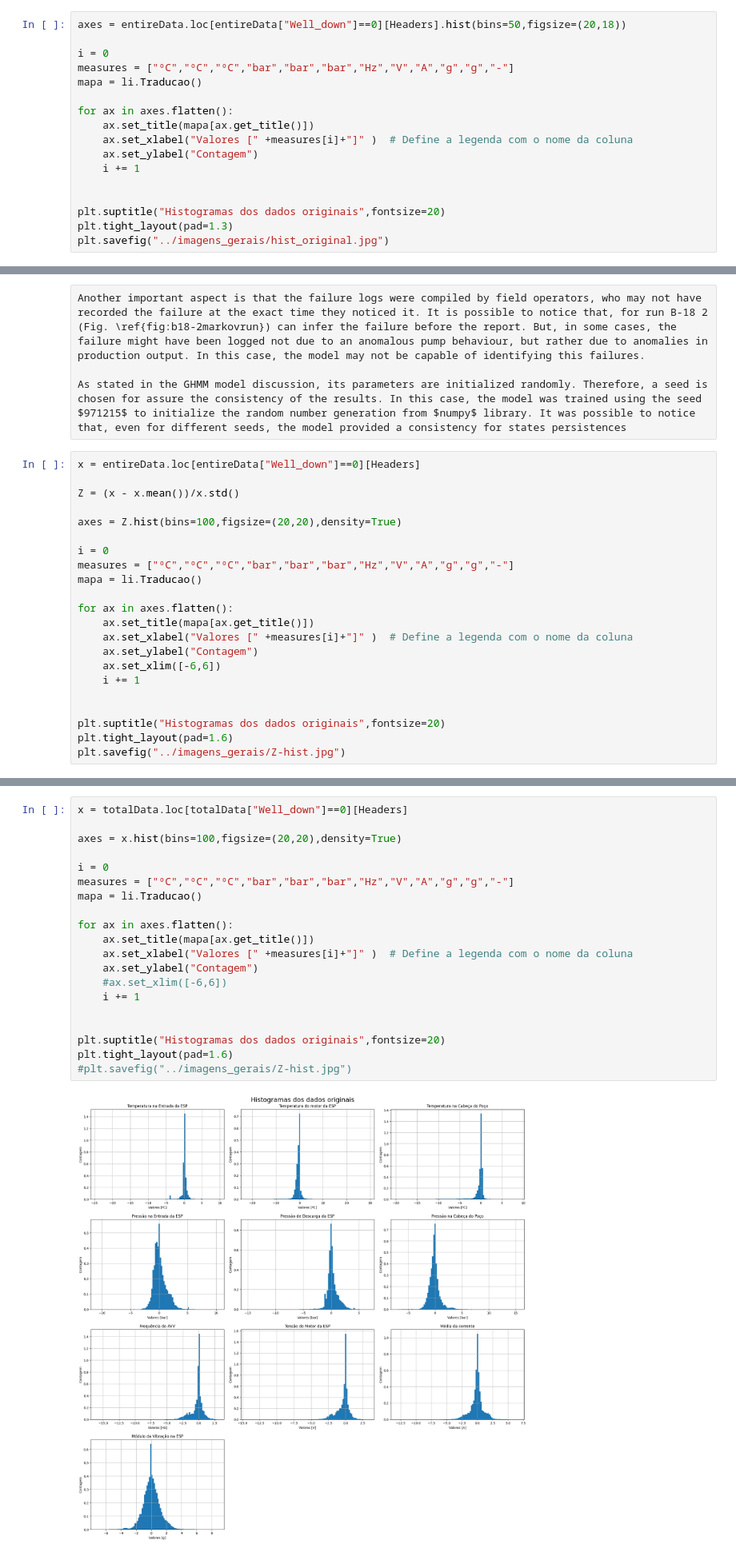
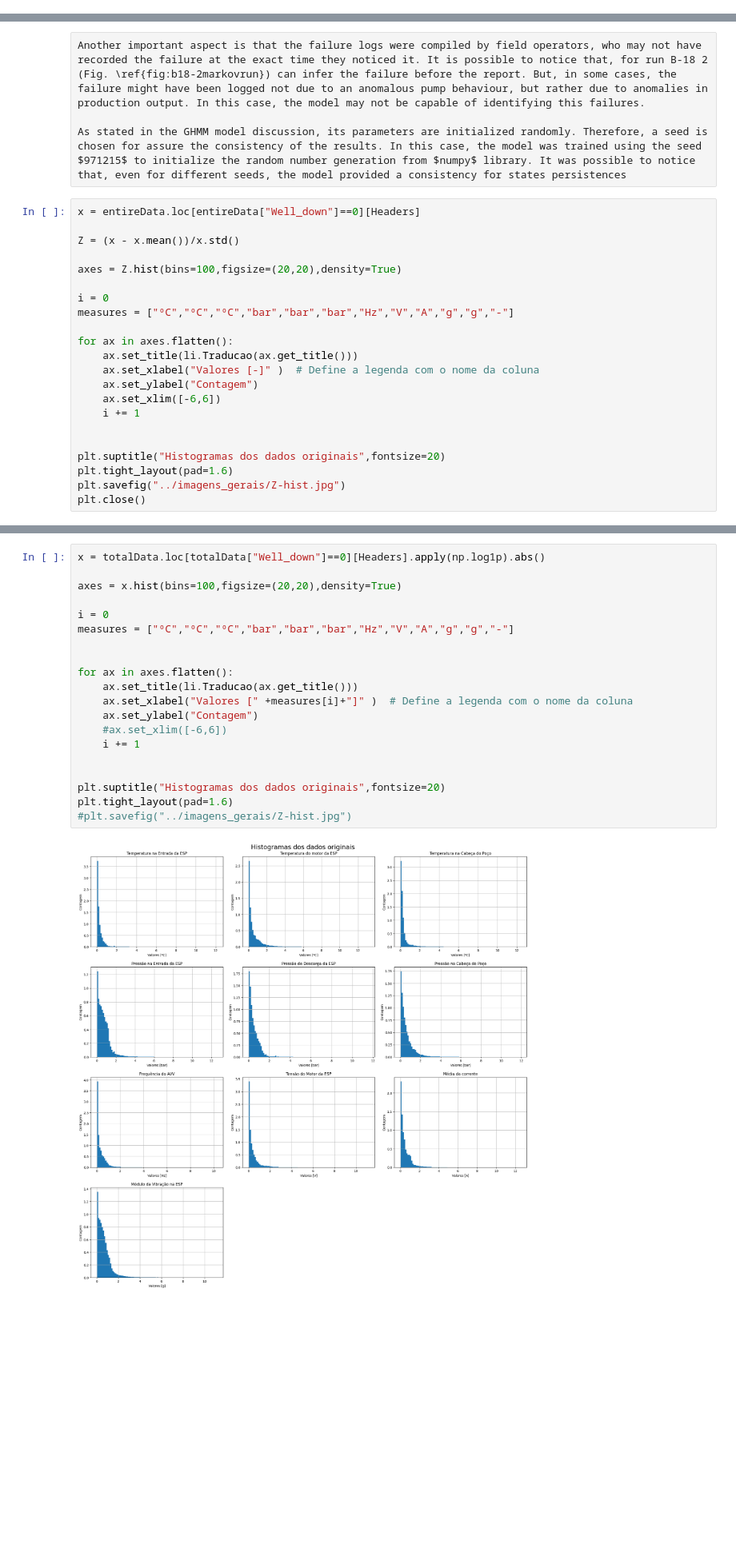
Before and after one commit to RL2-SP3/LISSA, a Jupyter notebook: examples/pump_data_cleaning.ipynb, the cells around one changed output, grey strips where cells are left out. Shown at 80% size. Saved outputs shown, nothing was run; the diff lists cells and outputs as text; blank space fills up the shorter version.

```diff
--- a/examples/pump_data_cleaning.ipynb
+++ b/examples/pump_data_cleaning.ipynb
@@ -140,17 +142,0 @@ plt.savefig("../imagens_gerais/hist_original.jpg")
-# %%
-axes = entireData.loc[entireData["Well_down"]==0][Headers].hist(bins=50,figsize=(20,18))
-
-i = 0
-measures = ["ºC","ºC","ºC","bar","bar","bar","Hz","V","A","g","g","-"]
-mapa = li.Traducao()
-
-for ax in axes.flatten():
-    ax.set_title(mapa[ax.get_title()])
-    ax.set_xlabel("Valores [" +measures[i]+"]" )  # Define a legenda com o nome da coluna
-    ax.set_ylabel("Contagem")
-    i += 1
-
-
-plt.suptitle("Histogramas dos dados originais",fontsize=20)
-plt.tight_layout(pad=1.3)
-plt.savefig("../imagens_gerais/hist_original.jpg")
@@ -349,11 +316,10 @@ axes = Z.hist(bins=100,figsize=(20,20),density=True)
 
 i = 0
 measures = ["ºC","ºC","ºC","bar","bar","bar","Hz","V","A","g","g","-"]
-mapa = li.Traducao()
 
 for ax in axes.flatten():
-    ax.set_title(mapa[ax.get_title()])
-    ax.set_xlabel("Valores [" +measures[i]+"]" )  # Define a legenda com o nome da coluna
+    ax.set_title(li.Traducao(ax.get_title()))
+    ax.set_xlabel("Valores [-]" )  # Define a legenda com o nome da coluna
     ax.set_ylabel("Contagem")
     ax.set_xlim([-6,6])
     i += 1
@@ -362,3 +328,4 @@ for ax in axes.flatten():
 plt.suptitle("Histogramas dos dados originais",fontsize=20)
 plt.tight_layout(pad=1.6)
 plt.savefig("../imagens_gerais/Z-hist.jpg")
+plt.close()
@@ -370,24 +335,24 @@ fig.savefig("../imagens_gerais/QQplot_pt")
 # %% [output]
 [figure]
 # %%
-x = totalData.loc[totalData["Well_down"]==0][Headers]
+x = totalData.loc[totalData["Well_down"]==0][Headers].apply(np.log1p).abs()
 
 axes = x.hist(bins=100,figsize=(20,20),density=True)
 
 i = 0
 measures = ["ºC","ºC","ºC","bar","bar","bar","Hz","V","A","g","g","-"]
-mapa = li.Traducao()
+
 
 for ax in axes.flatten():
-    ax.set_title(mapa[ax.get_title()])
+    ax.set_title(li.Traducao(ax.get_title()))
     ax.set_xlabel("Valores [" +measures[i]+"]" )  # Define a legenda com o nome da coluna
     ax.set_ylabel("Contagem")
     #ax.set_xlim([-6,6])
     i += 1
 
 
 plt.suptitle("Histogramas dos dados originais",fontsize=20)
 plt.tight_layout(pad=1.6)
 #plt.savefig("../imagens_gerais/Z-hist.jpg")
 # %% [output]
-[figure, old version]
+[figure, new version]
```
Also changed, not shown: parts of 12 cells of this notebook, 3 other files.
